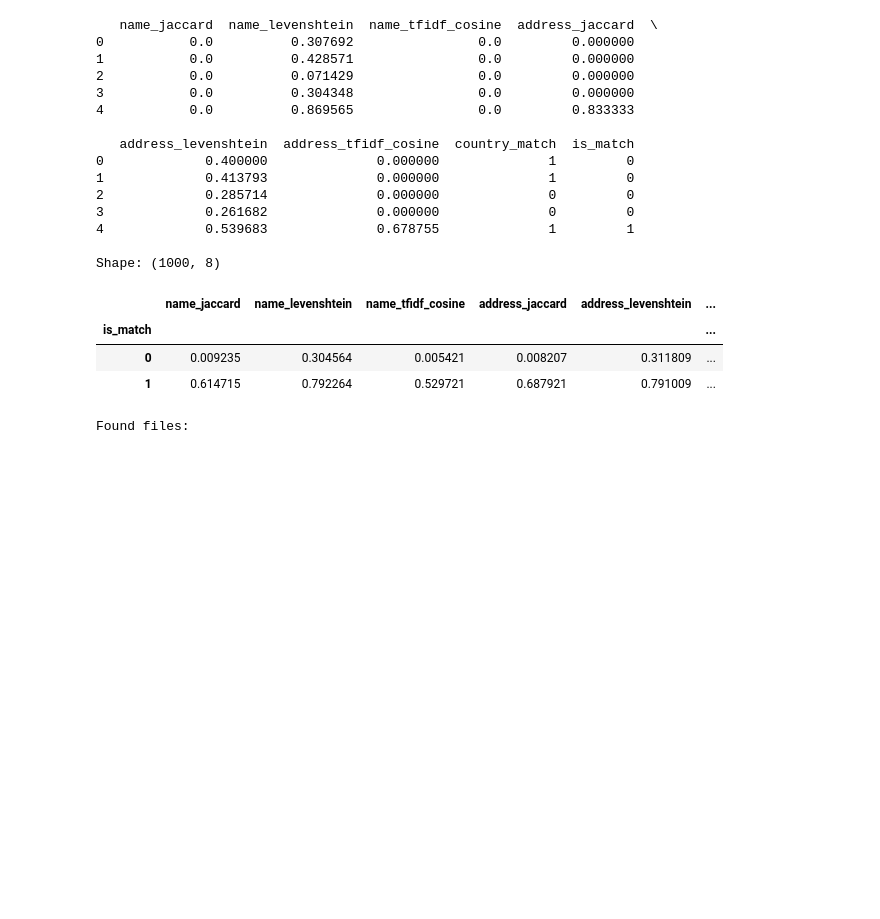
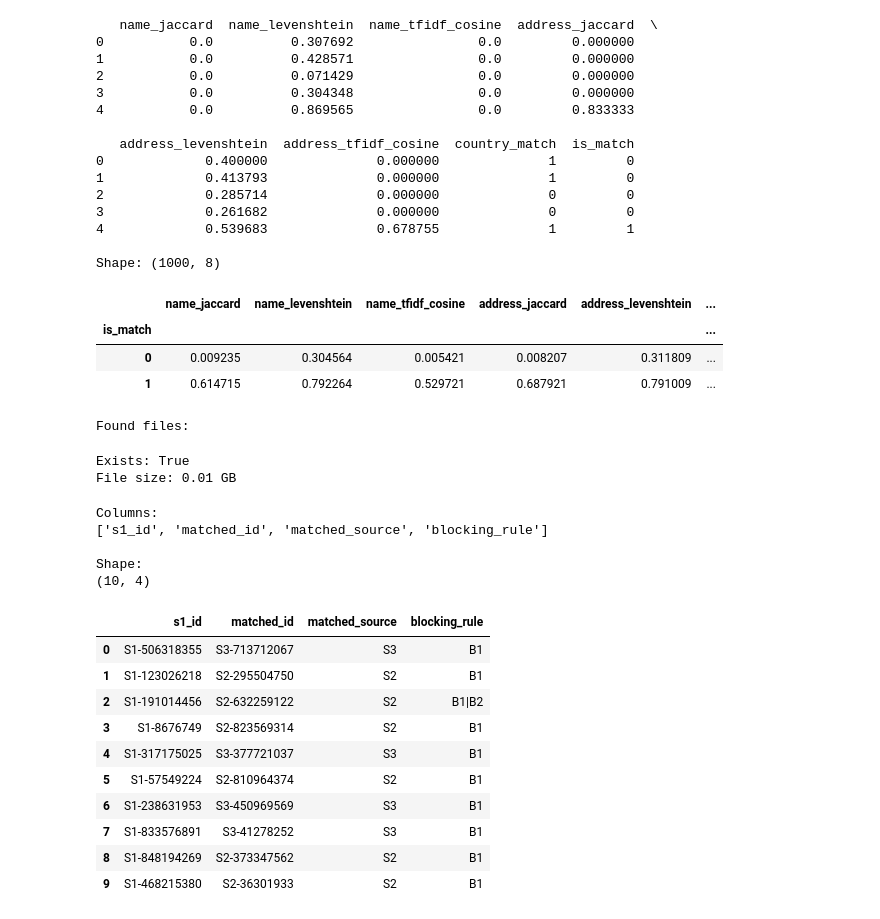
Before and after one commit to rkahrya1311/amazon-ml-challenge-2026, a Jupyter notebook: arun_feature.ipynb, the cells around one changed output. Drawn from its saved outputs; the diff is of its cells as text; code cells hidden in the pictures; blank space fills up the shorter version.

```diff
--- a/arun_feature.ipynb
+++ b/arun_feature.ipynb
@@ -2215,3 +2215,48 @@ for path in matches:
     print(path, "→", round(size_gb, 2), "GB")
 # %% [output]
 Found files:
+# %%
+import os
+
+candidate_path = "/content/candidate_pairs.csv"
+
+print("Exists:", os.path.exists(candidate_path))
+
+if os.path.exists(candidate_path):
+    size_gb = os.path.getsize(candidate_path) / (1024**3)
+    print("File size:", round(size_gb, 2), "GB")
+# %% [output]
+Exists: True
+File size: 0.01 GB
+# %%
+import pandas as pd
+
+sample = pd.read_csv(
+    candidate_path,
+    nrows=10
+)
+
+print("Columns:")
+print(sample.columns.tolist())
+
+print("\nShape:")
+print(sample.shape)
+
+display(sample)
+# %% [output]
+Columns:
+['s1_id', 'matched_id', 'matched_source', 'blocking_rule']
+
+Shape:
+(10, 4)
+|  | s1_id | matched_id | matched_source | blocking_rule |
+| 0 | S1-506318355 | S3-713712067 | S3 | B1 |
+| 1 | S1-123026218 | S2-295504750 | S2 | B1 |
+| 2 | S1-191014456 | S2-632259122 | S2 | B1|B2 |
+| 3 | S1-8676749 | S2-823569314 | S2 | B1 |
+| 4 | S1-317175025 | S3-377721037 | S3 | B1 |
+| 5 | S1-57549224 | S2-810964374 | S2 | B1 |
+| 6 | S1-238631953 | S3-450969569 | S3 | B1 |
+| 7 | S1-833576891 | S3-41278252 | S3 | B1 |
+| 8 | S1-848194269 | S2-373347562 | S2 | B1 |
+| 9 | S1-468215380 | S2-36301933 | S2 | B1 |
```
Also changed, not shown: parts of 30 cells of this notebook.
